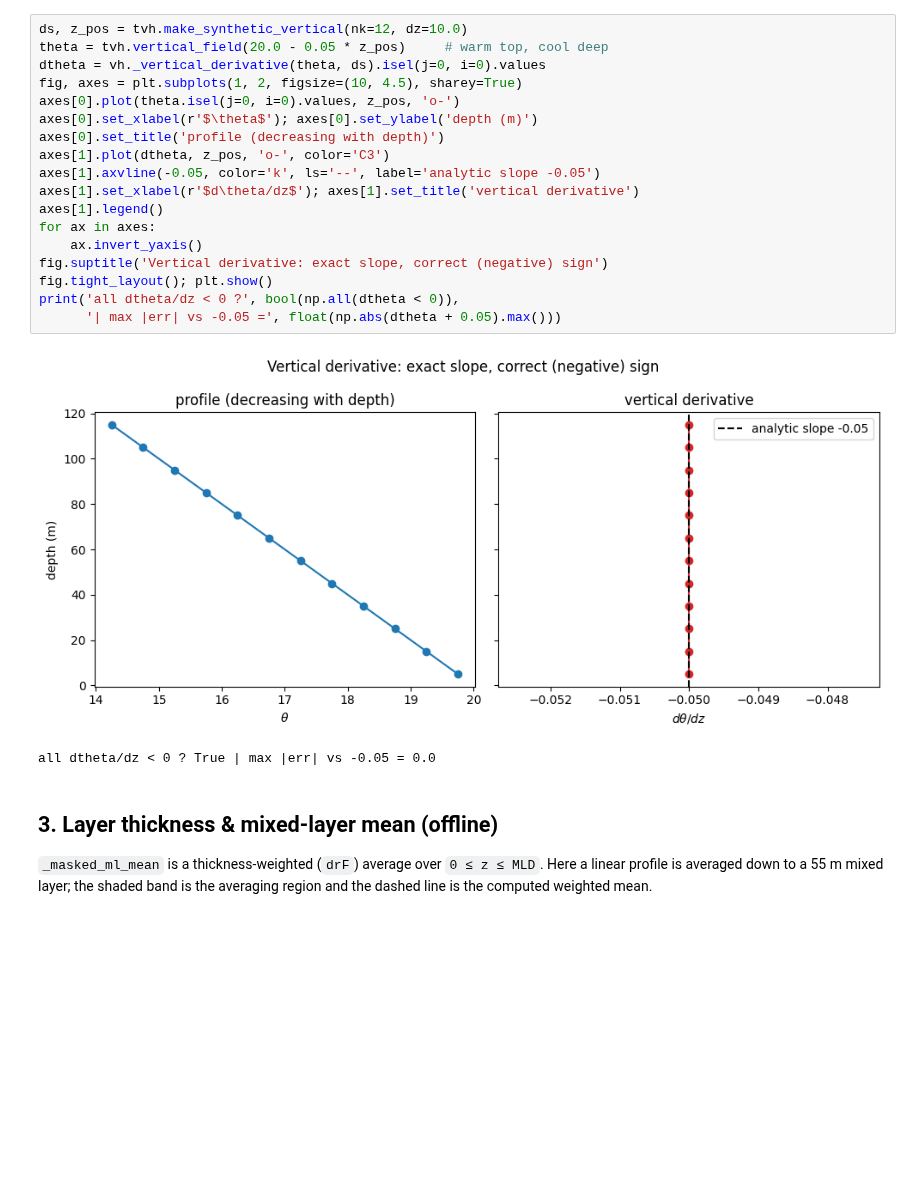
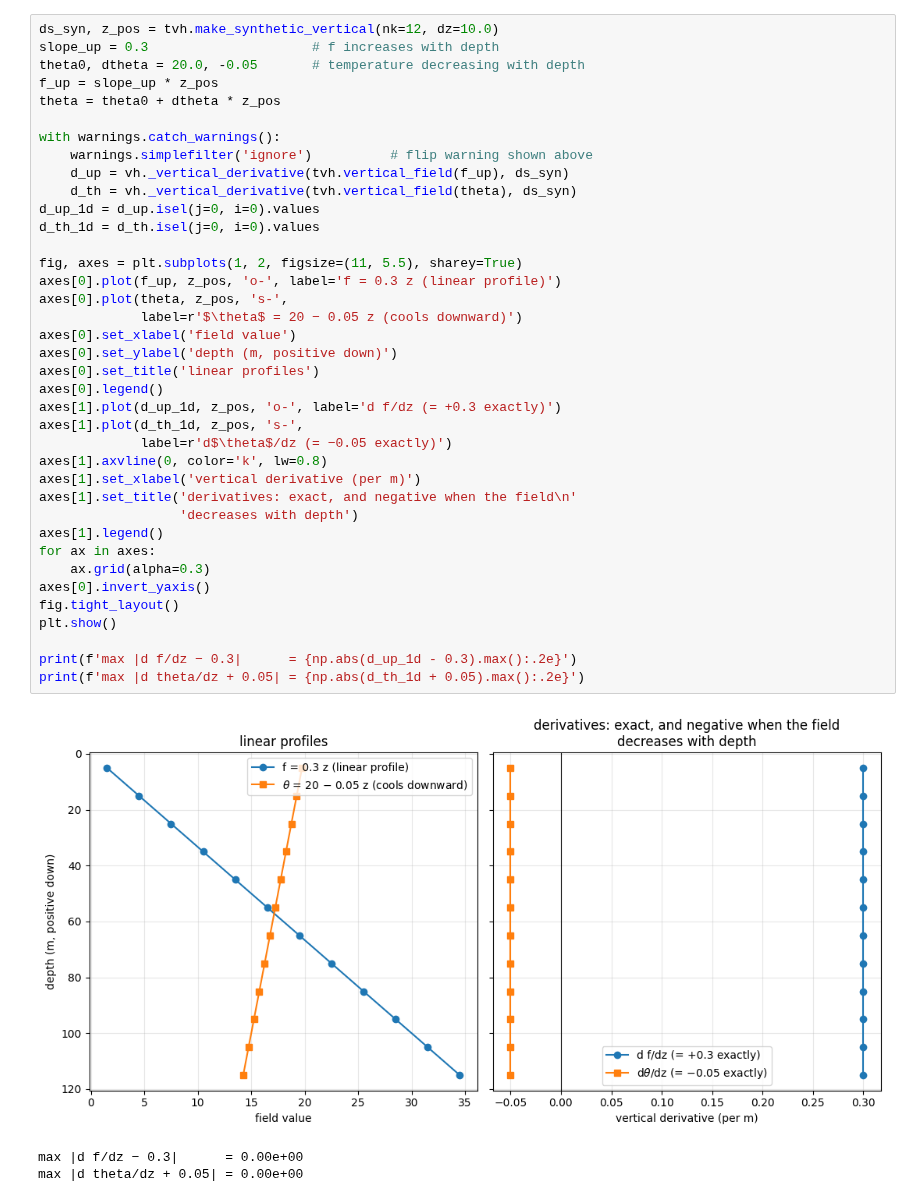
Before and after one commit to Sea-Meets-the-Stars/llc4320-native-grid-preprocessing, a Jupyter notebook: notebooks/notebooks_tests/vertical_helpers_tests.ipynb, the cells around one changed output. Drawn from its saved outputs; the diff is of its cells as text; blank space fills up the shorter version.

```diff
--- a/notebooks/notebooks_tests/vertical_helpers_tests.ipynb
+++ b/notebooks/notebooks_tests/vertical_helpers_tests.ipynb
@@ -74,28 +164,42 @@ meaningful sign with z positive-downward.
 # %%
-ds, z_pos = tvh.make_synthetic_vertical(nk=12, dz=10.0)
-theta = tvh.vertical_field(20.0 - 0.05 * z_pos)     # warm top, cool deep
-dtheta = vh._vertical_derivative(theta, ds).isel(j=0, i=0).values
-fig, axes = plt.subplots(1, 2, figsize=(10, 4.5), sharey=True)
-axes[0].plot(theta.isel(j=0, i=0).values, z_pos, 'o-')
-axes[0].set_xlabel(r'$\theta$'); axes[0].set_ylabel('depth (m)')
-axes[0].set_title('profile (decreasing with depth)')
-axes[1].plot(dtheta, z_pos, 'o-', color='C3')
-axes[1].axvline(-0.05, color='k', ls='--', label='analytic slope -0.05')
-axes[1].set_xlabel(r'$d\theta/dz$'); axes[1].set_title('vertical derivative')
+ds_syn, z_pos = tvh.make_synthetic_vertical(nk=12, dz=10.0)
+slope_up = 0.3                     # f increases with depth
+theta0, dtheta = 20.0, -0.05       # temperature decreasing with depth
+f_up = slope_up * z_pos
+theta = theta0 + dtheta * z_pos
+
+with warnings.catch_warnings():
+    warnings.simplefilter('ignore')          # flip warning shown above
+    d_up = vh._vertical_derivative(tvh.vertical_field(f_up), ds_syn)
+    d_th = vh._vertical_derivative(tvh.vertical_field(theta), ds_syn)
+d_up_1d = d_up.isel(j=0, i=0).values
+d_th_1d = d_th.isel(j=0, i=0).values
+
+fig, axes = plt.subplots(1, 2, figsize=(11, 5.5), sharey=True)
+axes[0].plot(f_up, z_pos, 'o-', label='f = 0.3 z (linear profile)')
+axes[0].plot(theta, z_pos, 's-',
+             label=r'$\theta$ = 20 − 0.05 z (cools downward)')
+axes[0].set_xlabel('field value')
+axes[0].set_ylabel('depth (m, positive down)')
+axes[0].set_title('linear profiles')
+axes[0].legend()
+axes[1].plot(d_up_1d, z_pos, 'o-', label='d f/dz (= +0.3 exactly)')
+axes[1].plot(d_th_1d, z_pos, 's-',
+             label=r'd$\theta$/dz (= −0.05 exactly)')
+axes[1].axvline(0, color='k', lw=0.8)
+axes[1].set_xlabel('vertical derivative (per m)')
+axes[1].set_title('derivatives: exact, and negative when the field\n'
+                  'decreases with depth')
 axes[1].legend()
 for ax in axes:
-    ax.invert_yaxis()
-fig.suptitle('Vertical derivative: exact slope, correct (negative) sign')
-fig.tight_layout(); plt.show()
-print('all dtheta/dz < 0 ?', bool(np.all(dtheta < 0)),
-      '| max |err| vs -0.05 =', float(np.abs(dtheta + 0.05).max()))
+    ax.grid(alpha=0.3)
+axes[0].invert_yaxis()
+fig.tight_layout()
+plt.show()
+
+print(f'max |d f/dz − 0.3|      = {np.abs(d_up_1d - 0.3).max():.2e}')
+print(f'max |d theta/dz + 0.05| = {np.abs(d_th_1d + 0.05).max():.2e}')
 # %% [output]
-[figure, old version]
+[figure, new version]
-all dtheta/dz < 0 ? True | max |err| vs -0.05 = 0.0
+max |d f/dz − 0.3|      = 0.00e+00
+max |d theta/dz + 0.05| = 0.00e+00
-# %% [markdown]
-## 3. Layer thickness & mixed-layer mean (offline)
-
-`_masked_ml_mean` is a thickness-weighted (`drF`) average over
-`0 ≤ z ≤ MLD`. Here a linear profile is averaged down to a 55 m
-mixed layer; the shaded band is the averaging region and the dashed
-line is the computed weighted mean.
```
Also changed, not shown: parts of 22 cells of this notebook, 6 other files.
